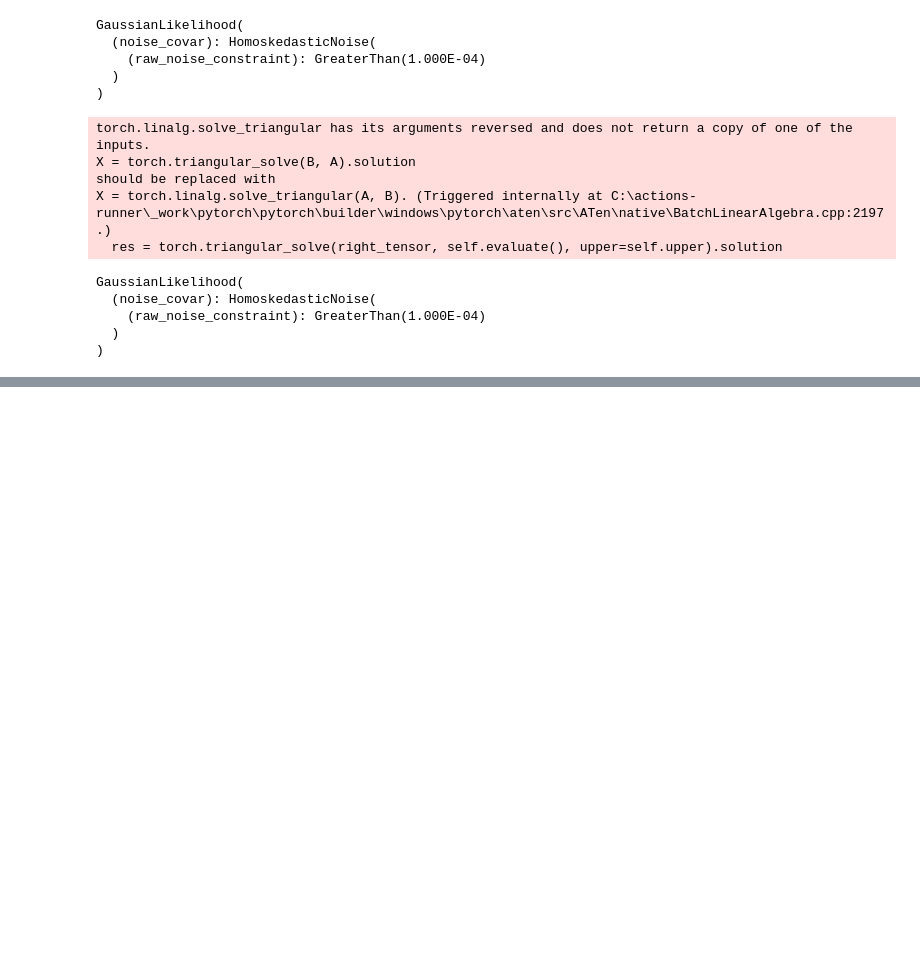
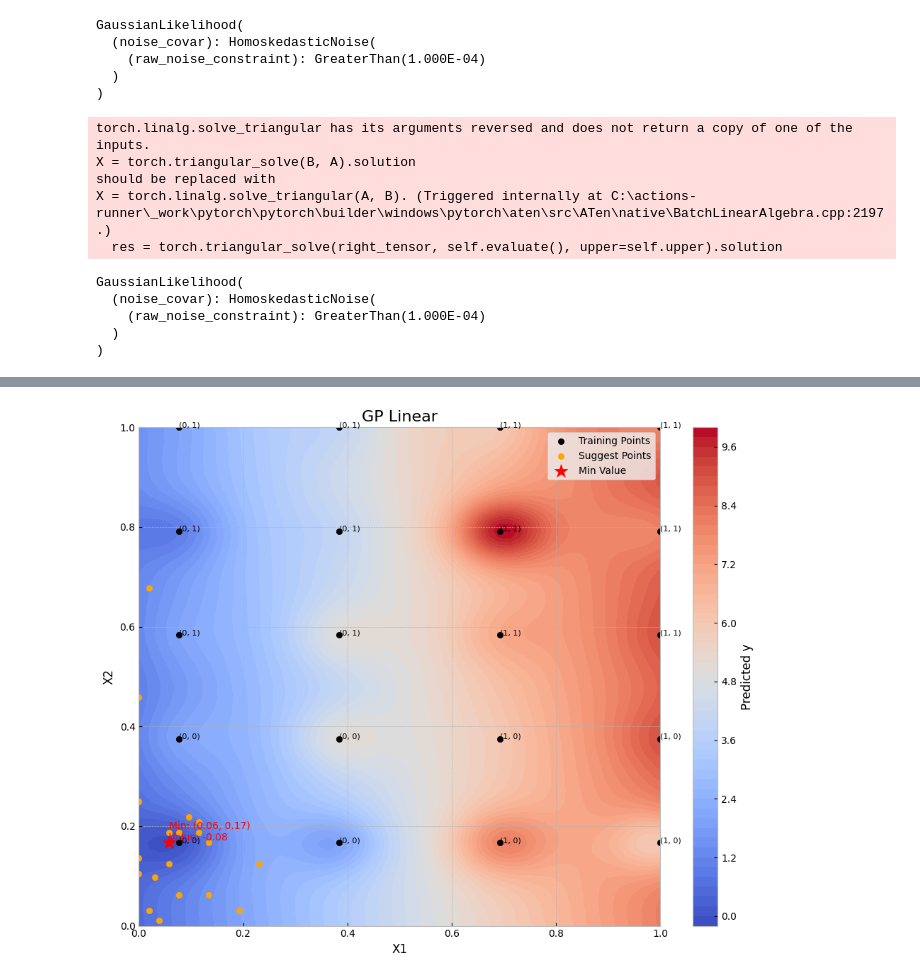
Before and after one commit to Silver439/GP_simulation, a Jupyter notebook: test_Linear.ipynb, the cells around one changed output, grey strips where cells are left out. Cells and saved outputs as stored; diff of their text form; code cells hidden in the pictures; blank space fills up the shorter version.

```diff
--- a/test_Linear.ipynb
+++ b/test_Linear.ipynb
@@ -129,3 +126,6 @@ visualize_2d_contour(name, model, likelihood, train_x, X1, X2, xs)
+# %%
+with torch.no_grad():
+    predictive_distribution = likelihood(model(xs))
 # %%
 visualize_gp_belief(name, model, likelihood, train_x, train_y, X1, X2, xs)
 # %% [output]
@@ -132,0 +133,15 @@ visualize_gp_belief(name, model, likelihood, train_x, train_y, X1, X2, xs)
+# %%
+x1_fine = torch.linspace(2/130, 8/130, 4)  # 在50到60之间生成更多的点
+x2_fine = torch.linspace(115/2400, 235/2400, 9)  # 在200到350之间生成更多的点
+X1_fine, X2_fine = torch.meshgrid(x1_fine, x2_fine, indexing="ij")
+xs_fine= torch.vstack((X1_fine.flatten(), X2_fine.flatten())).transpose(-1, -2)
+xs= torch.concatenate((xs,xs_fine))
+# %%
+results = []
+for i in range(20):
+    posterior = model(xs)
+    sample = posterior.sample()
+    result = xs[sample.argmin()]
+    results.append(result)
+suggest_x = torch.stack(results)
+suggest_x
@@ -132,0 +169,4 @@ visualize_gp_belief(name, model, likelihood, train_x, train_y, X1, X2, xs)
+# %%
+visualize_2d_contour(name, predictive_distribution, train_x, X1, X2, xs, suggest_x)
+# %% [output]
+[figure, added]
```
Also changed, not shown: parts of 9 cells of this notebook, 25 other files.
